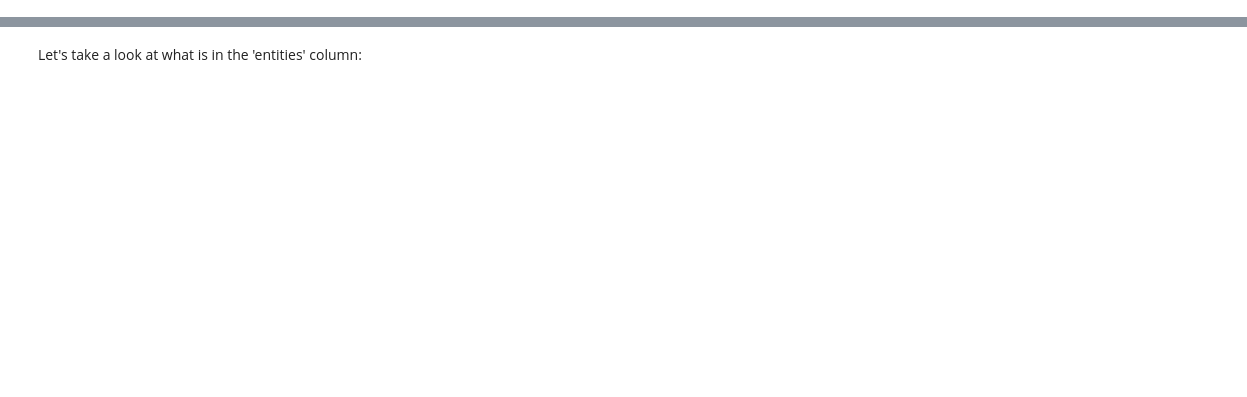
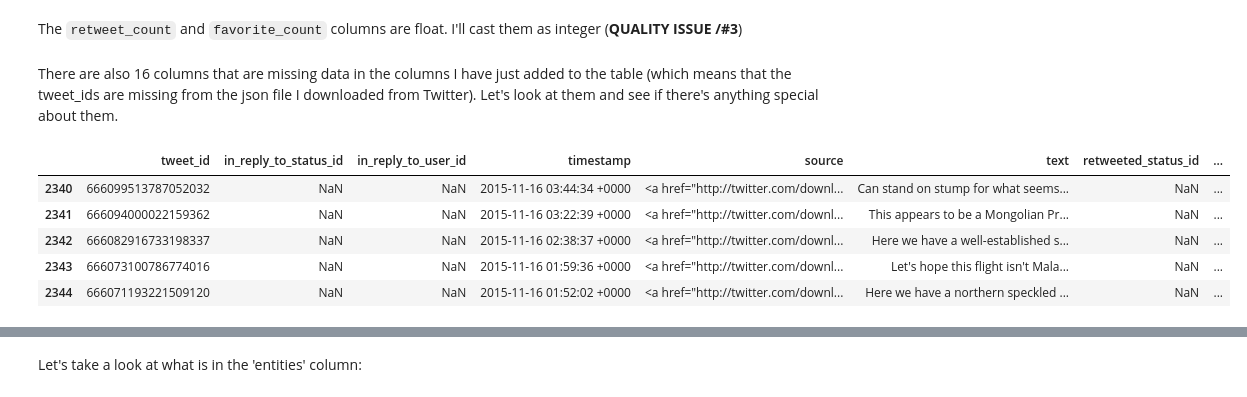
Before and after one commit to bogdanrabanca/dog_project, a Jupyter notebook: dog_project.ipynb, the cells around one changed output, grey strips where cells are left out. Drawn from its saved outputs; the diff is of its cells as text; code cells hidden in the pictures; blank space fills up the shorter version.

```diff
--- a/dog_project.ipynb
+++ b/dog_project.ipynb
@@ -50,2 +94,2 @@ I join the twitter_df table with the tweets table. I use a left join, so that al
 # %%
-tweet_df=twitter_df.join(tweets[['retweet_count','created_at','favorite_count','entities']])
+tweet_df=twitter_df.join(tweets[['retweet_count','favorite_count','entities']])
@@ -51,0 +125,5 @@ tweet_df=twitter_df.join(tweets[['retweet_count','created_at','favorite_count','
+# %%
+for i in range(0,100):
+    print tweet_df.loc[i,'text']
+    print tweet_df.loc[i,'expanded_urls']
+    print ""
@@ -51,0 +152,5 @@ tweet_df=twitter_df.join(tweets[['retweet_count','created_at','favorite_count','
+# %%
+for i in tweet_df.index:
+    condition=(re.search("^RT",test.loc[i,'text']) is not None) or (re.search("^@",test.loc[i,'text']) is not None)
+    if condition:
+        tweet_df.drop(i, axis=0,inplace=True)
@@ -51,0 +177,17 @@ tweet_df=twitter_df.join(tweets[['retweet_count','created_at','favorite_count','
+# %% [markdown]
+The `retweet_count` and `favorite_count` columns are float. I'll cast them as integer (**QUALITY ISSUE /#3**)
+# %%
+tweet_df['retweet_count']=tweet_df['retweet_count'].fillna(0.0).astype(int)
+
+tweet_df['favorite_count']=tweet_df['favorite_count'].fillna(0.0).astype(int)
+# %% [markdown]
+There are also 16 columns that are missing data in the columns I have just added to the table (which means that the tweet_ids are missing from the json file I downloaded from Twitter). Let's look at them and see if there's anything special about them.
+# %%
+tweet_df[tweet_df['retweet_count'].isnull()].head()
+# %% [output]
+|  | tweet_id | in_reply_to_status_id | in_reply_to_user_id | timestamp | source | text | retweeted_status_id | ... |
+| 2340 | 666099513787052032 | NaN | NaN | 2015-11-16 03:44:34 +0000 | <a href="http://twitter.com/downl... | Can stand on stump for what seems... | NaN | ... |
+| 2341 | 666094000022159362 | NaN | NaN | 2015-11-16 03:22:39 +0000 | <a href="http://twitter.com/downl... | This appears to be a Mongolian Pr... | NaN | ... |
+| 2342 | 666082916733198337 | NaN | NaN | 2015-11-16 02:38:37 +0000 | <a href="http://twitter.com/downl... | Here we have a well-established s... | NaN | ... |
+| 2343 | 666073100786774016 | NaN | NaN | 2015-11-16 01:59:36 +0000 | <a href="http://twitter.com/downl... | Let's hope this flight isn't Mala... | NaN | ... |
+| 2344 | 666071193221509120 | NaN | NaN | 2015-11-16 01:52:02 +0000 | <a href="http://twitter.com/downl... | Here we have a northern speckled ... | NaN | ... |
```
Also changed, not shown: parts of 52 cells of this notebook.
